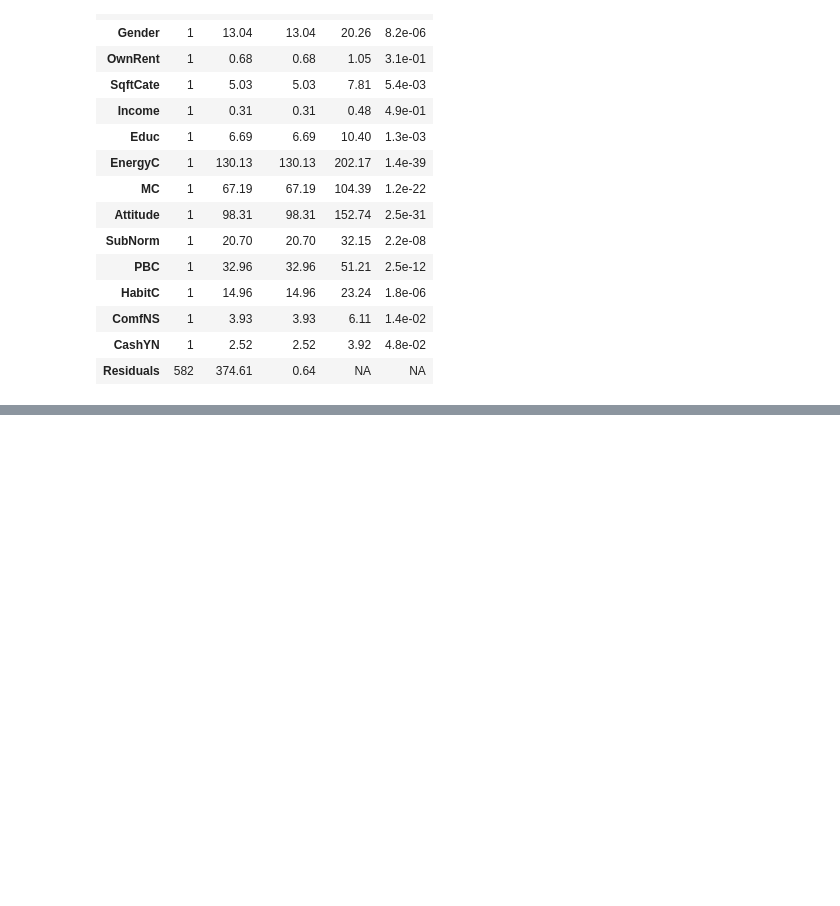
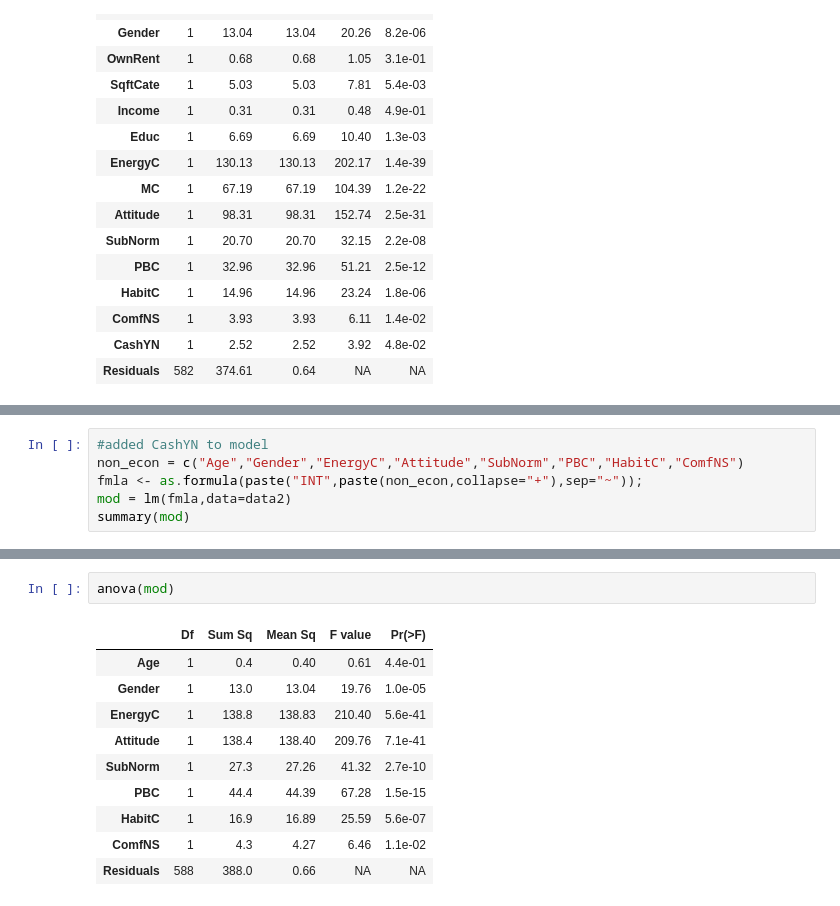
Before and after one commit to audrism/powerstats, a Jupyter notebook: Hypothesis_INT.ipynb, the cells around one changed output, grey strips where cells are left out. Saved outputs shown, nothing was run; the diff lists cells and outputs as text; blank space fills up the shorter version.

Commit message:
created econ and non-econ model for INT model

```diff
--- a/Hypothesis_INT.ipynb
+++ b/Hypothesis_INT.ipynb
@@ -396,0 +433,6 @@ anova(mod)
+# %%
+#added CashYN to model
+non_econ = c("Age","Gender","EnergyC","Attitude","SubNorm","PBC","HabitC","ComfNS")
+fmla <- as.formula(paste("INT",paste(non_econ,collapse="+"),sep="~"));
+mod = lm(fmla,data=data2)
+summary(mod)
@@ -396,0 +457,13 @@ anova(mod)
+# %%
+anova(mod)
+# %% [output]
+|  | Df | Sum Sq | Mean Sq | F value | Pr(>F) |
+| Age | 1 | 0.4 | 0.40 | 0.61 | 4.4e-01 |
+| Gender | 1 | 13.0 | 13.04 | 19.76 | 1.0e-05 |
+| EnergyC | 1 | 138.8 | 138.83 | 210.40 | 5.6e-41 |
+| Attitude | 1 | 138.4 | 138.40 | 209.76 | 7.1e-41 |
+| SubNorm | 1 | 27.3 | 27.26 | 41.32 | 2.7e-10 |
+| PBC | 1 | 44.4 | 44.39 | 67.28 | 1.5e-15 |
+| HabitC | 1 | 16.9 | 16.89 | 25.59 | 5.6e-07 |
+| ComfNS | 1 | 4.3 | 4.27 | 6.46 | 1.1e-02 |
+| Residuals | 588 | 388.0 | 0.66 | NA | NA |
```
Also changed, not shown: parts of 4 cells of this notebook.
